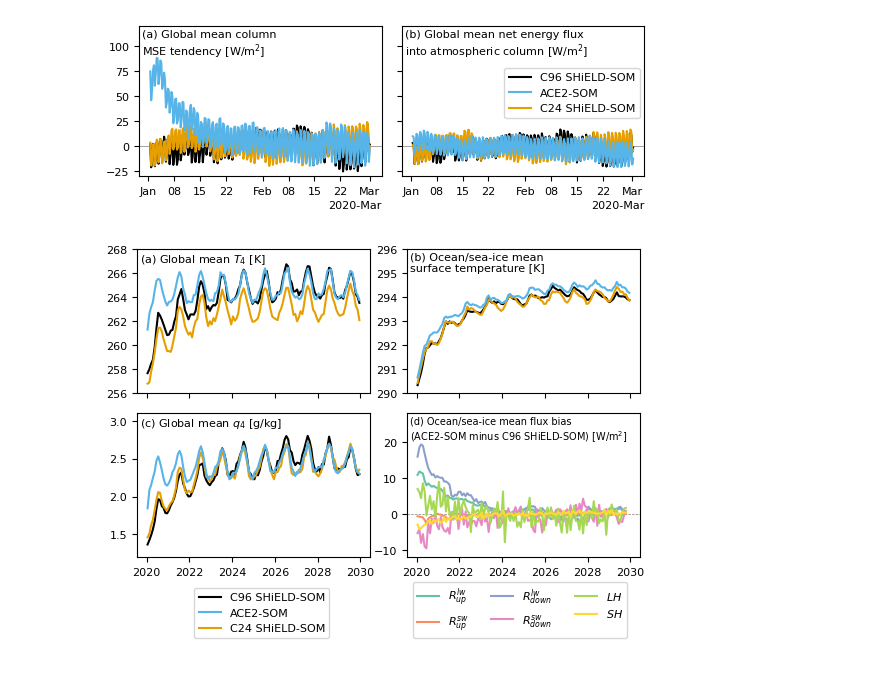
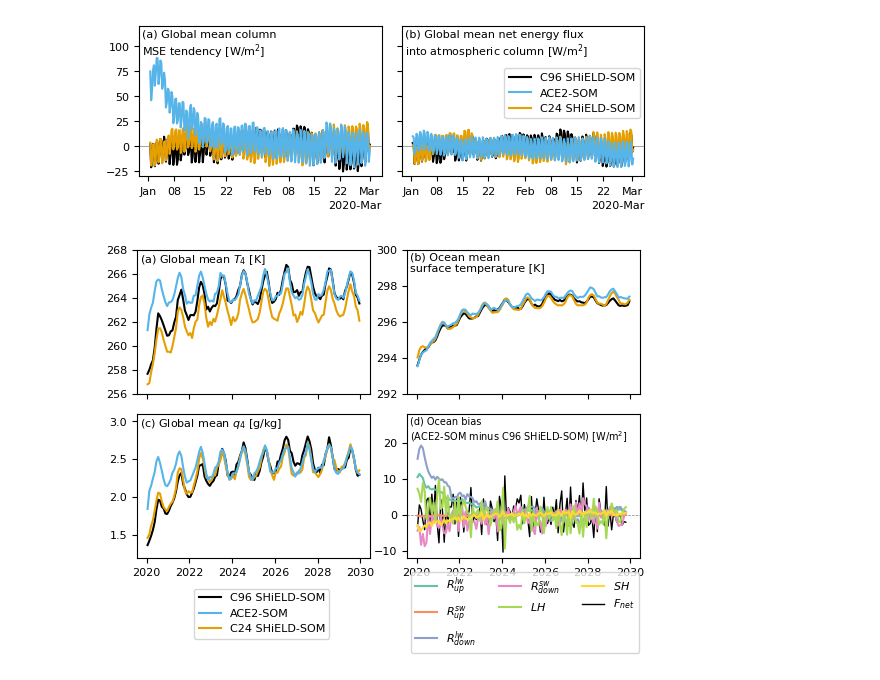
Before and after one commit to ai2cm/ace2-som-paper, a Jupyter notebook: notebooks/figures-08-and-09.ipynb, the cells around one changed output. Cells and saved outputs as stored; diff of their text form; code cells hidden in the pictures.

```diff
--- a/notebooks/figures-08-and-09.ipynb
+++ b/notebooks/figures-08-and-09.ipynb
@@ -64,6 +104,8 @@ ds_full = xr.concat([ace2_som_full, reference_full], dim=pd.Index([ACE2_SOM, REF
 [interactive output not drawn]
 [interactive output not drawn]
 [interactive output not drawn]
+# %%
+ds_full["Fnet"] = ds_full.DLWRFsfc + ds_full.DSWRFsfc - ds_full.ULWRFsfc - ds_full.USWRFsfc - ds_full.LHTFLsfc - ds_full.SHTFLsfc
 # %%
 ABBREVIATED_DATASET_IDS = {
     REFERENCE: get_beaker_dataset_id_abbreviated(REFERENCE),
@@ -84,8 +126,8 @@ ds_abbreviated = xr.concat([ace2_som_abbreviated, reference_abbreviated], dim=pd
 [interactive output not drawn]
 [interactive output not drawn]
 # %%
-four_degree_weights = utils.get_weights("gaussian_grid_45_by_90")
-one_degree_weights = utils.get_weights("gaussian_grid_180_by_360")
+four_degree_weights = get_weights_pure_ocean("gaussian_grid_45_by_90")
+one_degree_weights = get_weights_pure_ocean("gaussian_grid_180_by_360")
 # %%
 regional_mean_full = ds_full.weighted(one_degree_weights).mean(["lat", "lon"]).isel(time=slice(None, -2)).squeeze()
 baseline_regional_mean_full = baseline_full.weighted(four_degree_weights).mean(["lat", "lon"]).isel(time=slice(None, -2)).squeeze()
@@ -132,7 +174,7 @@ for model in [REFERENCE, ACE2_SOM, BASELINE]:
     )
     (
         regional_mean_full.surface_temperature
-        .sel(region="non-land", model=model)
+        .sel(region="ocean", model=model)
         .plot(
             ax=ax2,
             x="valid_time",
@@ -167,5 +209,5 @@ for ax in (ax1, ax2):
     ax.set_xticks(pd.date_range("2020", freq="2YS", periods=6))
 
 ax1.set_ylim(256, 268)
-ax2.set_ylim(290, 296)
+ax2.set_ylim(292, 300)
 # %% [output]
@@ -251,7 +293,7 @@ fig, (ax1, ax2, ax3, ax4) = faceted.faceted(
     left_pad=0.37,
     right_pad=0.1,
     top_pad=0.1,
-    bottom_pad=0.9
+    bottom_pad=1.0
 )
 
 colors = {
@@ -285,7 +327,7 @@ for model in [REFERENCE, ACE2_SOM, BASELINE]:
     )
     (
         regional_mean_full.surface_temperature
-        .sel(region="non-land", model=model)
+        .sel(region="ocean", model=model)
         .plot(
             ax=ax2,
             x="valid_time",
@@ -317,7 +359,7 @@ ax1.annotate(
     textcoords="offset points"
 )
 ax2.annotate(
-    f"(b) Ocean/sea-ice mean\nsurface temperature [K]",
+    f"(b) Ocean mean\nsurface temperature [K]",
     xy=(0, 1),
     xytext=(2, -2),
     va="top",
@@ -336,7 +378,7 @@ ax3.annotate(
 ax3.legend(bbox_to_anchor=(0.85, -0.6), bbox_transform=ax3.transAxes, loc="lower right", fontsize=8)
 
 ax1.set_ylim(256, 268)
-ax2.set_ylim(290, 296)
+ax2.set_ylim(292, 300)
 
 FLUX_LABELS = {
     "ULWRFsfc": "$R^{lw}_{up}$",
@@ -344,41 +386,50 @@ FLUX_LABELS = {
     "DLWRFsfc": "$R^{lw}_{down}$",
     "DSWRFsfc": "$R^{sw}_{down}$",
     "LHTFLsfc": "$LH$",
-    "SHTFLsfc": "$SH$",
+    "SHTFLsfc": "$SH$"
 }
 
 for (variable, label), color in zip(FLUX_LABELS.items(), plt.cm.Set2.colors):
-    bias[variable].sel(region="non-land").isel(time=slice(None, -2)).plot(
+    bias[variable].sel(region="ocean").isel(time=slice(None, -2)).plot(
         ax=ax4,
         x="valid_time",
-        hue="variable",
         add_legend=False,
         label=label,
         color=color,
-        zorder=ZORDER[model]
     )
-ax4.legend(bbox_to_anchor=(0.97, -0.6), bbox_transform=ax4.transAxes, loc="lower right", ncols=3, fontsize=8)
+
+bias["Fnet"].sel(region="ocean").isel(time=slice(None, -2)).plot(
+    ax=ax4,
+    x="valid_time",
+    add_legend=False,
+    label="$F_{net}$",
+    color="k",
+    zorder=0,
+    lw=1
+)
+
+ax4.legend(bbox_to_anchor=(1.02, -0.7), bbox_transform=ax4.transAxes, loc="lower right", ncols=3, fontsize=8)
 
 ax4.annotate(
-    "(d) Ocean/sea-ice mean flux bias\n(ACE2-SOM minus C96 SHiELD-SOM) [W/m$^2$]",
+    "(d) Ocean bias\n(ACE2-SOM minus C96 SHiELD-SOM) [W/m$^2$]",
     xy=(0, 1),
     xytext=(2, -2),
     va="top",
     xycoords="axes fraction",
     textcoords="offset points",
     fontsize=7
 )
 ax3.set_ylim(1.2, 3.1)
 ax4.set_ylim(-12, 28)
 ax4.axhline(0.0, lw=0.5, ls="--", color="gray", zorder=0)
 
 for ax in (ax1, ax2, ax3, ax4):
     ax.set_xlabel("")
     ax.set_ylabel("")
     ax.set_title("")
     ax.set_xticks(pd.date_range("2020", freq="2YS", periods=6))
 
 fig.savefig(f"figures/figure-08.png", dpi=200)
 fig.savefig(f"figures/figure-08.pdf")
 # %% [output]
-[figure, old version]
+[figure, new version]
```
Also changed, not shown: parts of 4 cells of this notebook.
